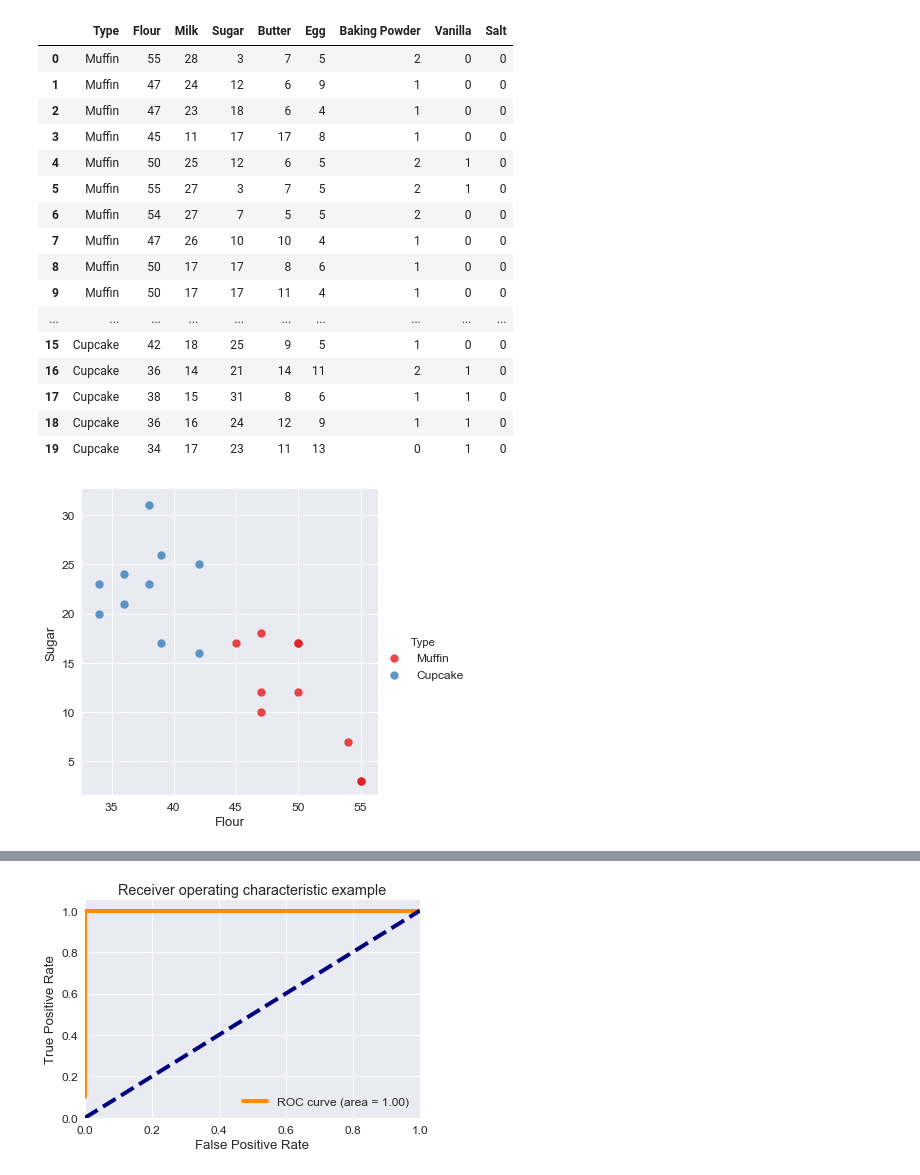
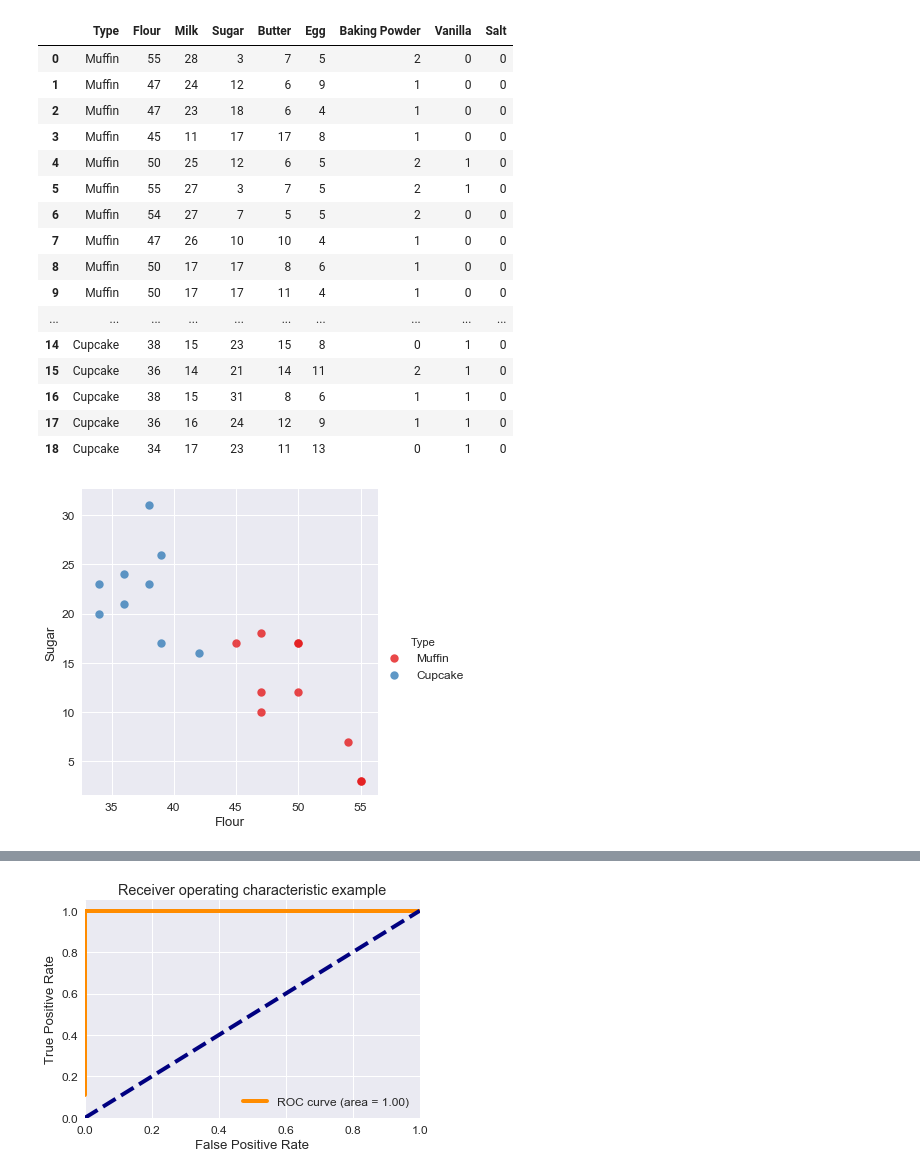
Before and after one commit to m11chal/mro-svm, a Jupyter notebook: Muffins_vs_Cupcake.ipynb, the cells around one changed output, grey strips where cells are left out. Saved outputs shown, nothing was run; the diff lists cells and outputs as text; code cells hidden in the pictures.

```diff
--- a/Muffins_vs_Cupcake.ipynb
+++ b/Muffins_vs_Cupcake.ipynb
@@ -19,33 +19,33 @@ import seaborn as sns; sns.set(font_scale=1.2)
 import pickle
 # %%
 # Read in muffin and cupcake ingredient data
-recipes = pd.read_csv('recipes_muffins_cupcakes.csv')
-# recipes= pd.read_csv('recipes_new_sv.csv')
+# recipes = pd.read_csv('recipes_muffins_cupcakes.csv')
+recipes= pd.read_csv('recipes_new_sv.csv')
 recipes
 # %% [output]
 |  | Type | Flour | Milk | Sugar | Butter | Egg | Baking Powder | Vanilla | Salt |
 | 0 | Muffin | 55 | 28 | 3 | 7 | 5 | 2 | 0 | 0 |
 | 1 | Muffin | 47 | 24 | 12 | 6 | 9 | 1 | 0 | 0 |
 | 2 | Muffin | 47 | 23 | 18 | 6 | 4 | 1 | 0 | 0 |
 | 3 | Muffin | 45 | 11 | 17 | 17 | 8 | 1 | 0 | 0 |
 | 4 | Muffin | 50 | 25 | 12 | 6 | 5 | 2 | 1 | 0 |
 | 5 | Muffin | 55 | 27 | 3 | 7 | 5 | 2 | 1 | 0 |
 | 6 | Muffin | 54 | 27 | 7 | 5 | 5 | 2 | 0 | 0 |
 | 7 | Muffin | 47 | 26 | 10 | 10 | 4 | 1 | 0 | 0 |
 | 8 | Muffin | 50 | 17 | 17 | 8 | 6 | 1 | 0 | 0 |
 | 9 | Muffin | 50 | 17 | 17 | 11 | 4 | 1 | 0 | 0 |
 | ... | ... | ... | ... | ... | ... | ... | ... | ... | ... |
-| 15 | Cupcake | 42 | 18 | 25 | 9 | 5 | 1 | 0 | 0 |
-| 16 | Cupcake | 36 | 14 | 21 | 14 | 11 | 2 | 1 | 0 |
-| 17 | Cupcake | 38 | 15 | 31 | 8 | 6 | 1 | 1 | 0 |
-| 18 | Cupcake | 36 | 16 | 24 | 12 | 9 | 1 | 1 | 0 |
-| 19 | Cupcake | 34 | 17 | 23 | 11 | 13 | 0 | 1 | 0 |
+| 14 | Cupcake | 38 | 15 | 23 | 15 | 8 | 0 | 1 | 0 |
+| 15 | Cupcake | 36 | 14 | 21 | 14 | 11 | 2 | 1 | 0 |
+| 16 | Cupcake | 38 | 15 | 31 | 8 | 6 | 1 | 1 | 0 |
+| 17 | Cupcake | 36 | 16 | 24 | 12 | 9 | 1 | 1 | 0 |
+| 18 | Cupcake | 34 | 17 | 23 | 11 | 13 | 0 | 1 | 0 |
 # %%
 # Plot two ingredients
 sns.lmplot('Flour', 'Sugar', data=recipes, hue='Type',
            palette='Set1', fit_reg=False, scatter_kws={"s": 70});
 # %% [output]
-[figure, old version]
+[figure, new version]
 # %%
 # Specify inputs for the model
 # ingredients = recipes[['Flour', 'Milk', 'Sugar', 'Butter', 'Egg', 'Baking Powder', 'Vanilla', 'Salt']].as_matrix()
```
Also changed, not shown: parts of 6 cells of this notebook, 1 other file.
